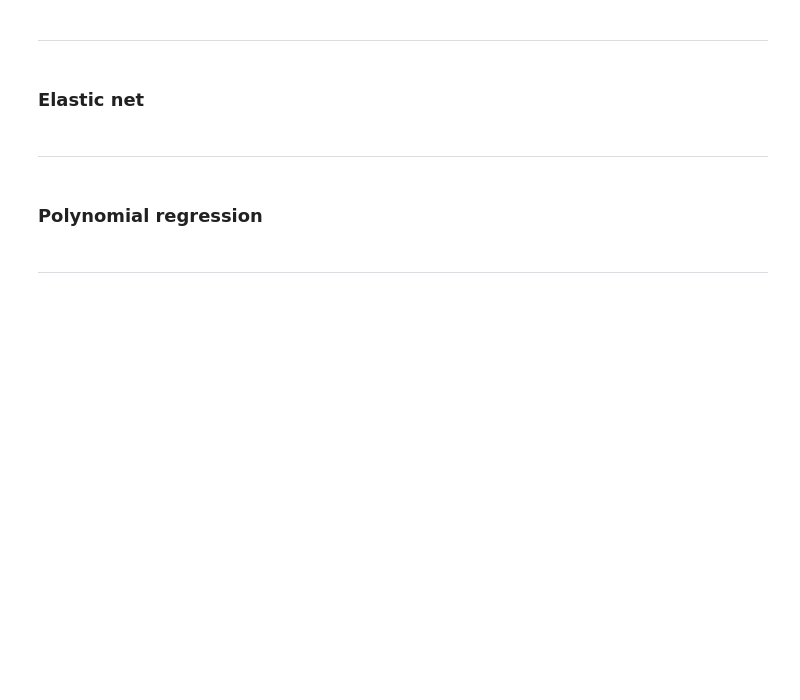
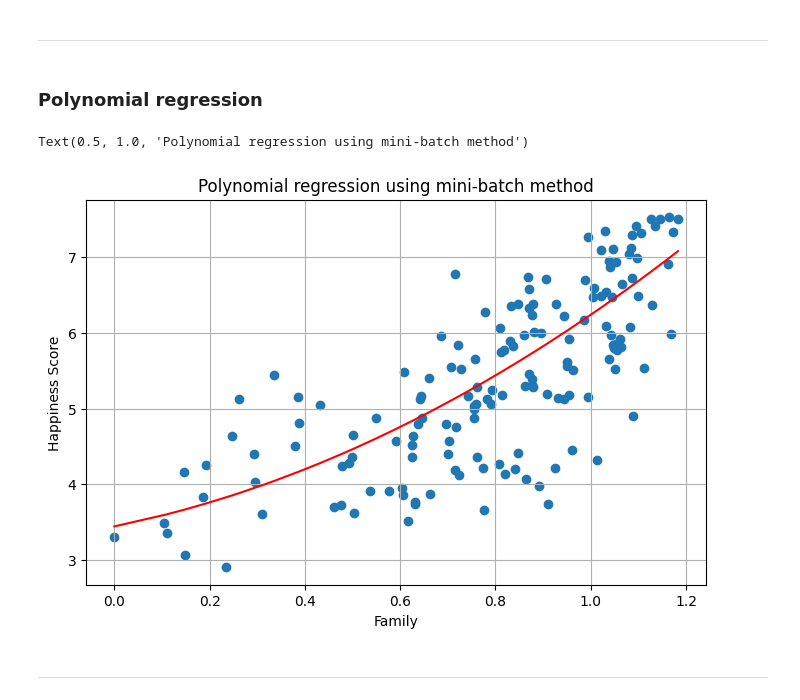
Before and after one commit to JasinskiKacper/machine_learning_from_scratch, a Jupyter notebook: 01_linear_regression/experiments.ipynb, the cells around one changed output. Drawn from its saved outputs; the diff is of its cells as text; code cells hidden in the pictures; blank space fills up the shorter version.

Commit message:
finish linear regression

```diff
--- a/01_linear_regression/experiments.ipynb
+++ b/01_linear_regression/experiments.ipynb
@@ -616,10 +646,33 @@ plt.legend()
 # %% [markdown]
 ---
-# %% [markdown]
-### **Elastic net**
-# %% [markdown]
----
 # %% [markdown]
 ### **Polynomial regression**
+# %%
+from polynomial_regression import Linear_Regression_Polynomial
+
+X = df['Family'].to_numpy()
+y = df['Happiness Score'].to_numpy()
+
+polynomial = Linear_Regression_Polynomial()
+
+X_poly = polynomial.transform(X, power=2)
+
+mini_batch = Linear_Regression_Mini_Batch()
+
+mini_batch.fit(X_poly, y, max_iters=100, lr=0.2, stats=False)
+y_pred = mini_batch.predict(X_poly)
+
+
+plt.figure(figsize=(8, 5))
+plt.scatter(X, y)
+sort_idx = np.argsort(X)
+plt.plot(X[sort_idx], y_pred[sort_idx], color='red')
+plt.grid()
+plt.xlabel('Family')
+plt.ylabel('Happiness Score')
+plt.title('Polynomial regression using mini-batch method')
+# %% [output]
+Text(0.5, 1.0, 'Polynomial regression using mini-batch method')
+[figure, added]
 # %% [markdown]
 ---
```
Also changed, not shown: parts of 16 cells of this notebook, 4 other files.
